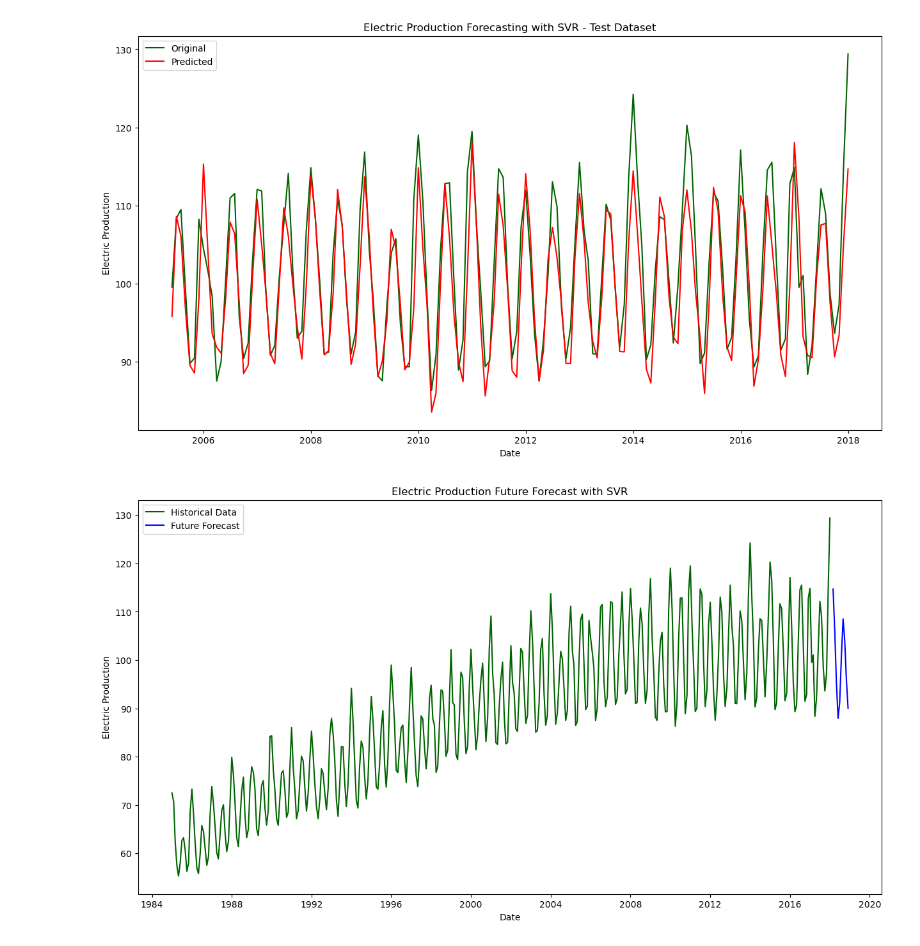
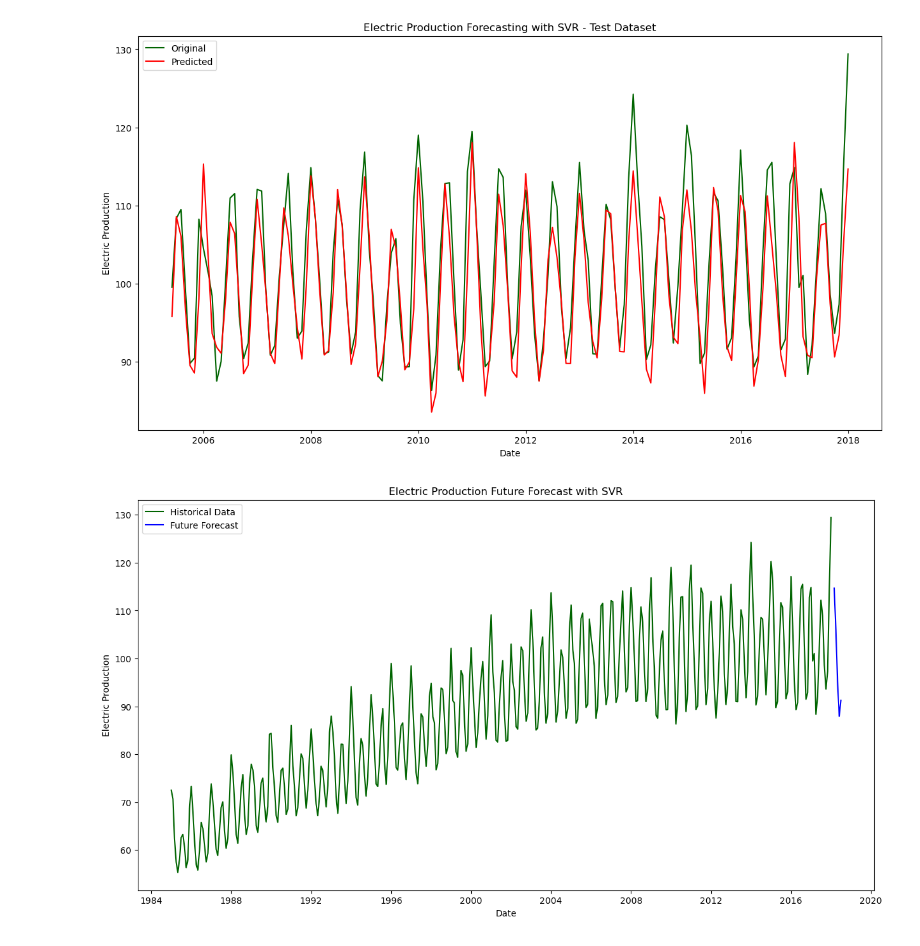
Before and after one commit to PET-Controle-e-Automacao-UESC/contas_de_energia, a Jupyter notebook: src/rascunhos - svm/exemplo_geeks4geeks.ipynb, the cells around one changed output. Cells and saved outputs as stored; diff of their text form; code cells hidden in the pictures.

```diff
--- a/src/rascunhos - svm/exemplo_geeks4geeks.ipynb
+++ b/src/rascunhos - svm/exemplo_geeks4geeks.ipynb
@@ -114,36 +114,36 @@ plt.show()
 [figure]
 # %%
 # Number of future time steps to forecast
-future_steps = 10  # Adjust this as needed
+future_steps = 5  # Adjust this as needed
 
 # Last `TIME_STEPS` values from the test set to start forecasting
 last_sequence = X_test[-1]
 
 # Forecast future values
 future_forecast = []
 for _ in range(future_steps):
     # Predict next value based on the last sequence
     next_pred = model.predict(last_sequence.reshape(1, -1))
     future_forecast.append(next_pred[0])
     # Update the last sequence by removing the first element and adding the predicted value
     last_sequence = np.roll(last_sequence, -1)
     last_sequence[-1] = next_pred
 
 # Inverse scaling for future forecast
 future_forecast_inv = scaler.inverse_transform(np.array(future_forecast).reshape(-1, 1))
 
 # Generate future timestamps
 last_date = df.index[-1]
 future_dates = pd.date_range(start=last_date, periods=future_steps+1, freq='M')[1:]
 
 # Plotting the future forecast
 plt.figure(figsize=(15, 8))
 plt.plot(df.index, df['IPG2211A2N'], label='Historical Data', color='darkgreen')
 plt.plot(future_dates, future_forecast_inv, label='Future Forecast', color='blue')
 plt.xlabel('Date')
 plt.ylabel('Electric Production')
 plt.title('Electric Production Future Forecast with SVR')
 plt.legend()
 plt.show()
 # %% [output]
-[figure, old version]
+[figure, new version]
```
Also changed, not shown: 3 other files.
